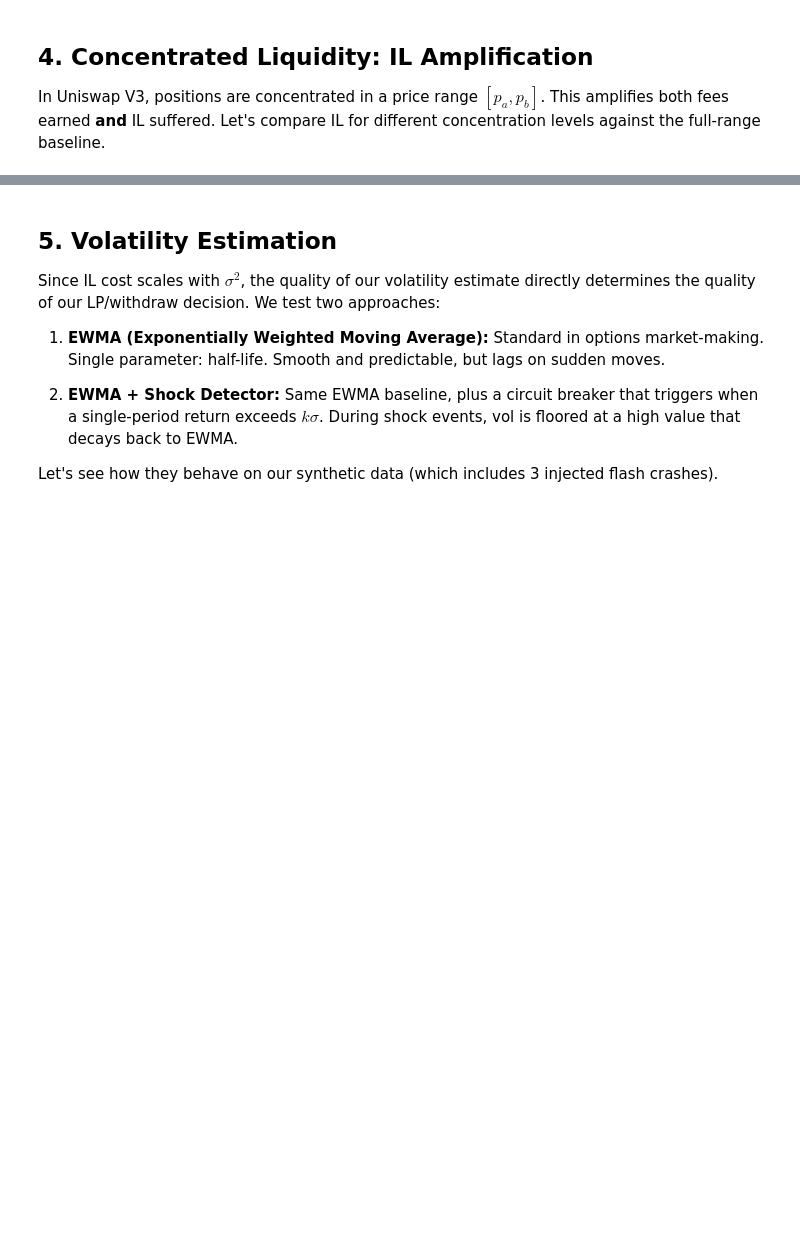
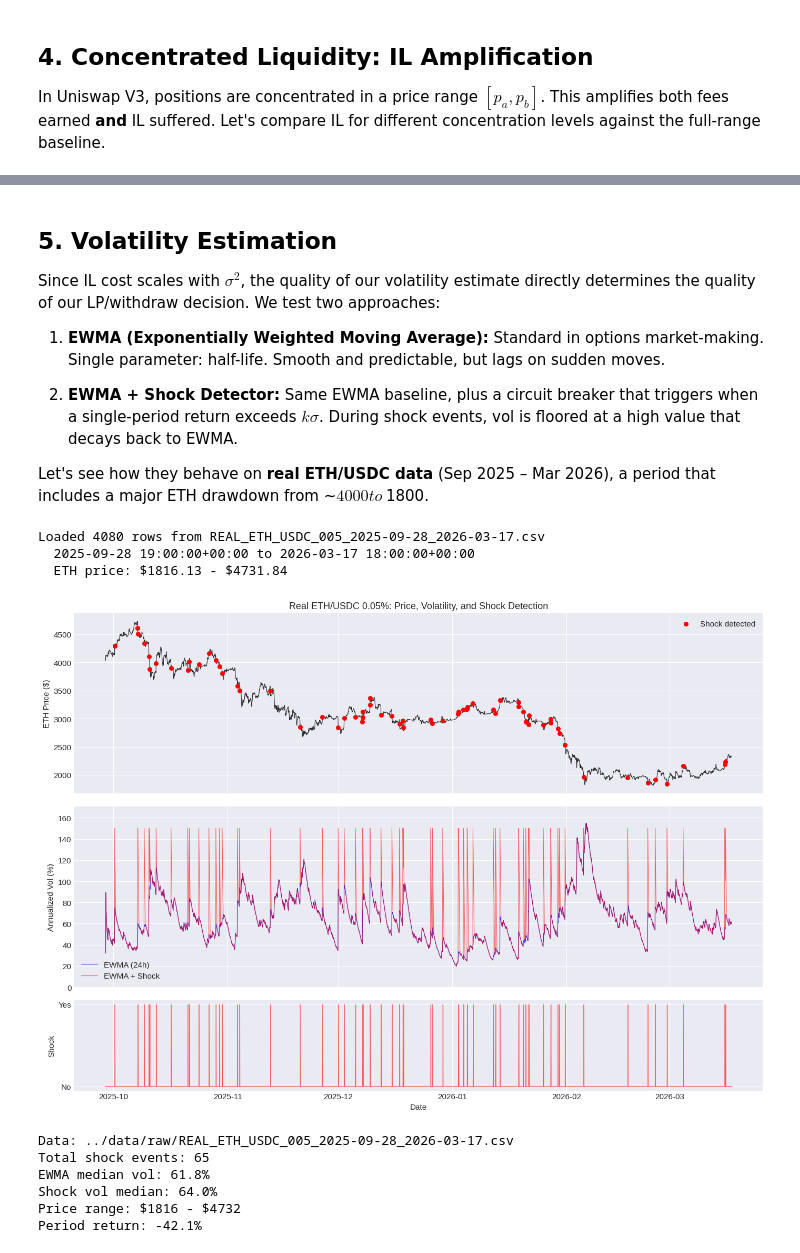
Before and after one commit to Official-Belta/il-alpha-vault, a Jupyter notebook: notebooks/il_alpha_vault.ipynb, the cells around one changed output, grey strips where cells are left out. Saved outputs shown, nothing was run; the diff lists cells and outputs as text; code cells hidden in the pictures; blank space fills up the shorter version.

```diff
--- a/notebooks/il_alpha_vault.ipynb
+++ b/notebooks/il_alpha_vault.ipynb
@@ -212,10 +218,22 @@ Since IL cost scales with $\sigma^2$, the quality of our volatility estimate dir
 
 2. **EWMA + Shock Detector:** Same EWMA baseline, plus a circuit breaker that triggers when a single-period return exceeds $k\sigma$. During shock events, vol is floored at a high value that decays back to EWMA.
 
-Let's see how they behave on our synthetic data (which includes 3 injected flash crashes).
+Let's see how they behave on **real ETH/USDC data** (Sep 2025 – Mar 2026), a period that includes a major ETH drawdown from ~$4000 to ~$1800.
 # %%
-# Load synthetic data and compare vol estimators
-df = load_pool_data('../data/raw/SYNTHETIC_ETH_USDC_005_2023-01-01_2024-01-01.csv')
+# Load REAL data and compare vol estimators
+import glob
+
+# Find the real data file
+real_files = sorted(glob.glob('../data/raw/REAL_*.csv'))
+if real_files:
+    data_path = real_files[-1]  # most recent
+    data_label = "Real ETH/USDC 0.05%"
+else:
+    # Fallback to synthetic
+    data_path = '../data/raw/SYNTHETIC_ETH_USDC_005_2023-01-01_2024-01-01.csv'
+    data_label = "Synthetic ETH/USDC 0.05%"
+
+df = load_pool_data(data_path)
 prices = df['eth_price_usd']
 
 ewma_vol = realized_vol_ewma(prices, halflife_hours=24)
@@ -228,34 +246,48 @@ fig, (ax1, ax2, ax3) = plt.subplots(3, 1, figsize=(14, 10), sharex=True,
                                       gridspec_kw={'height_ratios': [2, 2, 1]})
 
 # Price
 ax1.plot(df['timestamp'], prices, 'k-', linewidth=0.8, alpha=0.8)
 shock_times = df['timestamp'][shock_flags]
 shock_prices = prices[shock_flags]
 ax1.scatter(shock_times, shock_prices, color='red', s=30, zorder=5, label='Shock detected')
 ax1.set_ylabel('ETH Price ($)')
-ax1.set_title('Price, Volatility Estimates, and Shock Detection')
+ax1.set_title(f'{data_label}: Price, Volatility, and Shock Detection')
 ax1.legend()
 
 # Vol estimates
 ax2.plot(df['timestamp'], ewma_vol * 100, 'b-', linewidth=0.8, alpha=0.8, label='EWMA (24h)')
 ax2.plot(df['timestamp'], shock_vol * 100, 'r-', linewidth=0.8, alpha=0.6, label='EWMA + Shock')
 ax2.set_ylabel('Annualized Vol (%)')
 ax2.legend()
 ax2.set_ylim(0, min(300, shock_vol.max() * 100 * 1.1))
 
 # Shock flags
 ax3.fill_between(df['timestamp'], 0, shock_flags.astype(int), color='red', alpha=0.5)
 ax3.set_ylabel('Shock')
 ax3.set_yticks([0, 1])
 ax3.set_yticklabels(['No', 'Yes'])
 ax3.set_xlabel('Date')
 
 plt.tight_layout()
 plt.show()
 
+print(f"Data: {data_path}")
 print(f"Total shock events: {shock_flags.sum()}")
 print(f"EWMA median vol: {ewma_vol.median()*100:.1f}%")
 print(f"Shock vol median: {shock_vol.median()*100:.1f}%")
+print(f"Price range: ${prices.min():.0f} - ${prices.max():.0f}")
+print(f"Period return: {(prices.iloc[-1]/prices.iloc[0] - 1)*100:+.1f}%")
+# %% [output]
+Loaded 4080 rows from REAL_ETH_USDC_005_2025-09-28_2026-03-17.csv
+  2025-09-28 19:00:00+00:00 to 2026-03-17 18:00:00+00:00
+  ETH price: $1816.13 - $4731.84
+[figure, added]
+Data: ../data/raw/REAL_ETH_USDC_005_2025-09-28_2026-03-17.csv
+Total shock events: 65
+EWMA median vol: 61.8%
+Shock vol median: 64.0%
+Price range: $1816 - $4732
+Period return: -42.1%
 # %% [markdown]
 <a id="6-the-strategy"></a>
 ## 6. The Strategy: Fee Yield vs IL Cost
```
Also changed, not shown: parts of 9 cells of this notebook.
